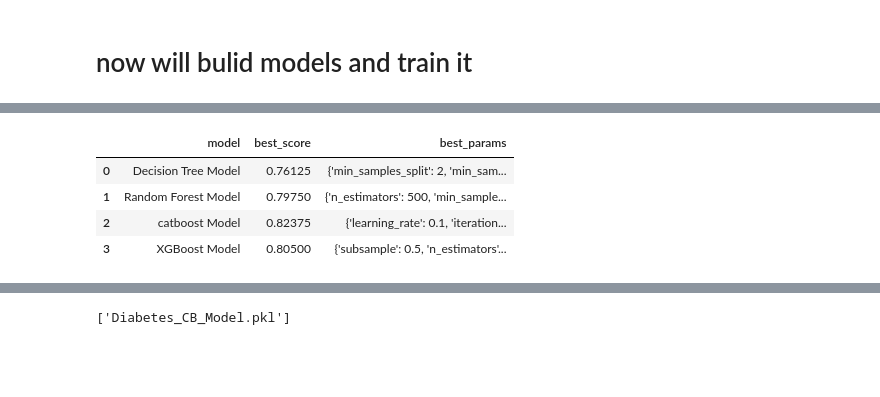
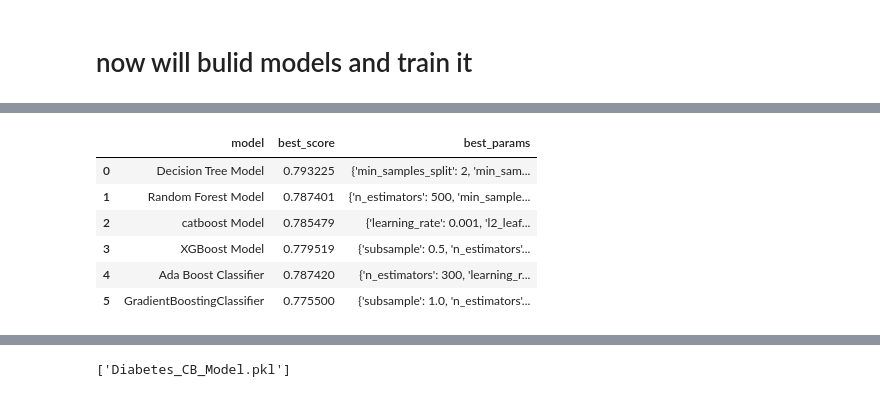
Before and after one commit to MahmoudAmrAmin/Diabetes-predication, a Jupyter notebook: notebooks/Diabetesclassification.ipynb, the cells around one changed output, grey strips where cells are left out. Saved outputs shown, nothing was run; the diff lists cells and outputs as text; code cells hidden in the pictures; blank space fills up the shorter version.

```diff
--- a/notebooks/Diabetesclassification.ipynb
+++ b/notebooks/Diabetesclassification.ipynb
@@ -143,6 +186,6 @@ plt.show()
 # %% [markdown]
 ### now will split data in to features and target column
 # %%
-features_col = diabetes_data.drop('Outcome' , axis=1)
-target_col = diabetes_data['Outcome']
+X = diabetes_data.drop('Outcome' , axis=1)
+y = diabetes_data['Outcome']
 # %%
@@ -185,4 +228,4 @@ Outcome
 Name: count, dtype: int64
 # %%
-features_col_train , features_col_test , target_col_train , target_col_test = train_test_split(features_col , target_col , test_size=0.2 , random_state=42 , shuffle=True)
+x_train , x_test , y_train , y_test = train_test_split(X , y , test_size=0.2 , random_state=42 , shuffle=True)
 # %%
@@ -245,5 +325,0 @@ def impute_model(model) :
-# %%
-for model_name , model_algo in models.items():
-    print(f'============== {model_name} ==============')
-    impute_model(model_algo)
-    print('==================================')
@@ -349,9 +410,12 @@ models_with_params = {
     'catboost Model' : {
         'model' : CatBoostClassifier() ,
         'params' : {
-            'iterations': [100, 300, 500],
-            'depth': [4, 6, 8, 10],
-            'learning_rate': [0.01, 0.05, 0.1],
+            "iterations": [200, 500, 800, 1000],
+            "learning_rate": [0.001, 0.01, 0.05, 0.1],
+            "depth": [4, 6, 8, 10],
+            "l2_leaf_reg": [1, 3, 5, 7, 9],
+            "bagging_temperature": [0, 0.5, 1, 2],
+            "border_count": [32, 64, 128, 254],
         }
     },
 
@@ -366,12 +430,34 @@ models_with_params = {
         }
     },
 
+    'Ada Boost Classifier' : {
+        'model' : AdaBoostClassifier() ,
+        'params' : {
+            "n_estimators": [50, 100, 200, 300, 500],
+            "learning_rate": [0.001, 0.01, 0.1, 0.3, 1.0],
+            "algorithm": ["SAMME", "SAMME.R"]
+        }
+    } ,
+
+    'GradientBoostingClassifier' : {
+        'model' : GradientBoostingClassifier() ,
+        'params' : {
+            "n_estimators": [100, 200, 300, 500],
+            "learning_rate": [0.001, 0.01, 0.05, 0.1, 0.2],
+            "max_depth": [2, 3, 4, 5],
+            "min_samples_split": [2, 5, 10],
+            "min_samples_leaf": [1, 2, 4],
+            "subsample": [0.6, 0.8, 1.0],
+            "max_features": ["sqrt", "log2", None]
+        }
+    }
+
 }
 # %%
 scores = []
 for model_name , model_params in models_with_params.items() :
     random_search = RandomizedSearchCV(model_params['model'] , model_params['params'] , cv=5 , n_jobs=-1 , scoring='accuracy' , n_iter=4 , return_train_score=False , random_state=42)
-    random_search.fit(features_col_train , target_col_train)
+    random_search.fit(x_train ,y_train)
 
     scores.append({
         'model' : model_name ,
@@ -402,5 +488,7 @@ hyperparams_result
 |  | model | best_score | best_params |
-| 0 | Decision Tree Model | 0.76125 | {'min_samples_split': 2, 'min_sam... |
-| 1 | Random Forest Model | 0.79750 | {'n_estimators': 500, 'min_sample... |
-| 2 | catboost Model | 0.82375 | {'learning_rate': 0.1, 'iteration... |
-| 3 | XGBoost Model | 0.80500 | {'subsample': 0.5, 'n_estimators'... |
+| 0 | Decision Tree Model | 0.793225 | {'min_samples_split': 2, 'min_sam... |
+| 1 | Random Forest Model | 0.787401 | {'n_estimators': 500, 'min_sample... |
+| 2 | catboost Model | 0.785479 | {'learning_rate': 0.001, 'l2_leaf... |
+| 3 | XGBoost Model | 0.779519 | {'subsample': 0.5, 'n_estimators'... |
+| 4 | Ada Boost Classifier | 0.787420 | {'n_estimators': 300, 'learning_r... |
+| 5 | GradientBoostingClassifier | 0.775500 | {'subsample': 1.0, 'n_estimators'... |
```
Also changed, not shown: parts of 33 cells of this notebook, 5 other files.
